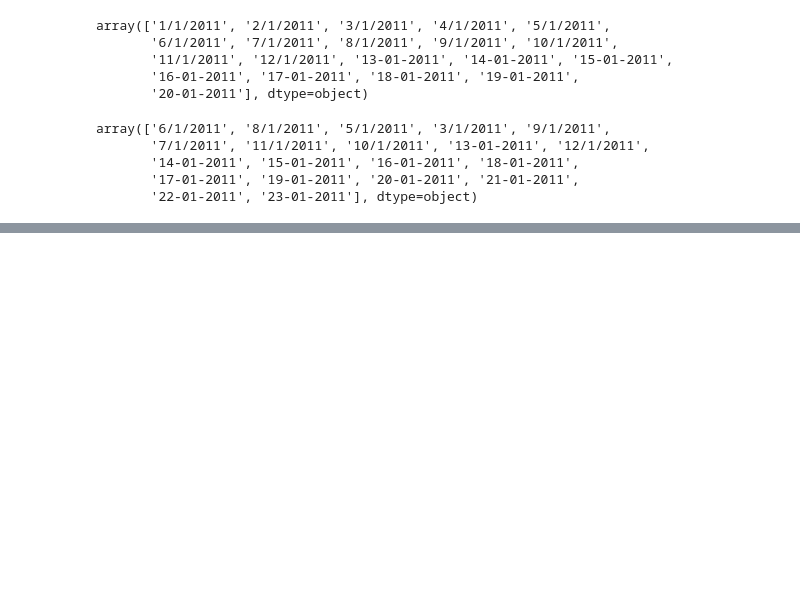
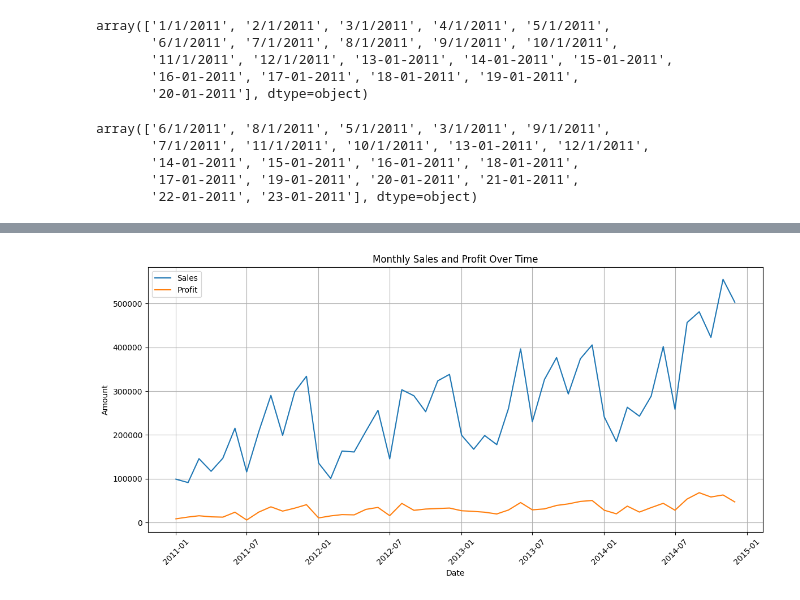
Before and after one commit to Mitrafa/superstore-streamlit-app, a Jupyter notebook: notebooks/exploratory_analysis.ipynb, the cells around one changed output, grey strips where cells are left out. Saved outputs shown, nothing was run; the diff lists cells and outputs as text; code cells hidden in the pictures; blank space fills up the shorter version.

```diff
--- a/notebooks/exploratory_analysis.ipynb
+++ b/notebooks/exploratory_analysis.ipynb
@@ -117 +224,29 @@ df['ship_duration'] = (df['ship_date'] - df['order_date']).dt.days
+# %%
+import matplotlib.pyplot as plt
+
+# Group sales and profit by Year-Month
+monthly_summary = (
+    df.groupby(df['order_date'].dt.to_period('M'))
+    .agg({'sales': 'sum', 'profit': 'sum'})
+    .reset_index()
+)
+
+# Convert period to timestamp for plotting on datetime axis
+monthly_summary['order_date'] = monthly_summary['order_date'].dt.to_timestamp()
+
+# Plot sales and profit over time
+plt.figure(figsize=(12, 6))
+plt.plot(monthly_summary['order_date'], monthly_summary['sales'], label='Sales')
+plt.plot(monthly_summary['order_date'], monthly_summary['profit'], label='Profit')
+
+plt.title('Monthly Sales and Profit Over Time')
+plt.xlabel('Date')
+plt.ylabel('Amount')
+plt.legend()
+plt.grid(True)
+plt.xticks(rotation=45)
+plt.tight_layout()
+plt.show()
+# %% [output]
+[figure, added]
 # %%
```
Also changed, not shown: parts of 33 cells of this notebook, 15 other files.
